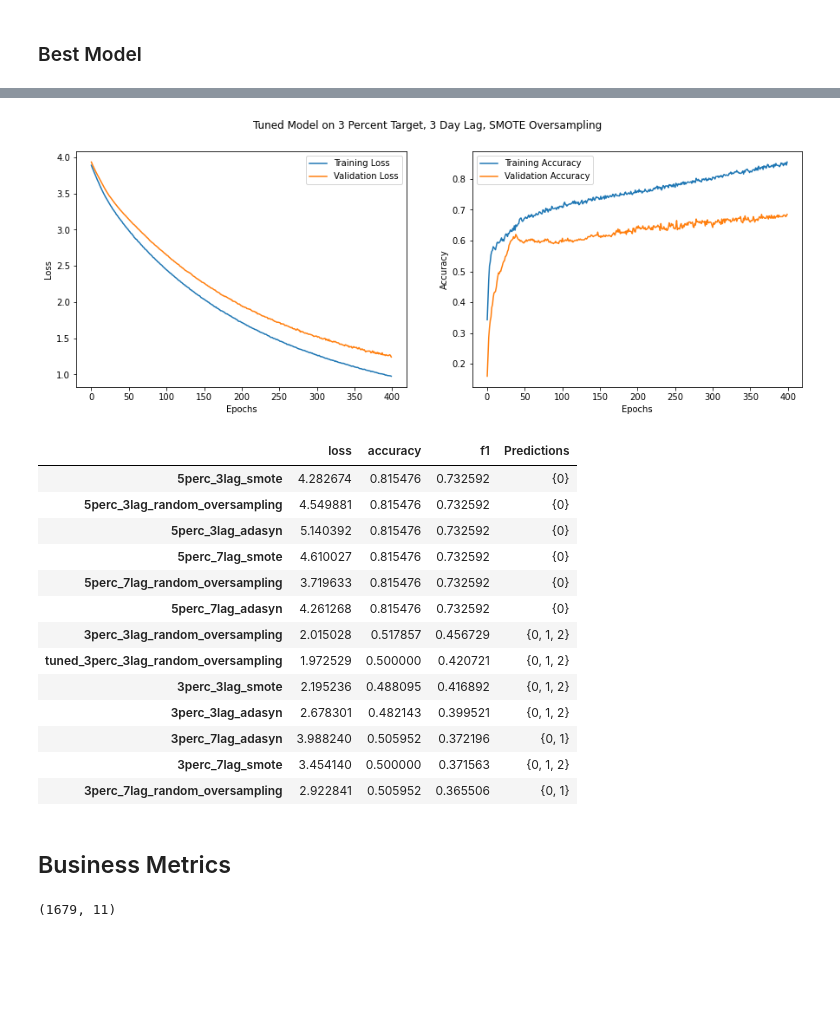
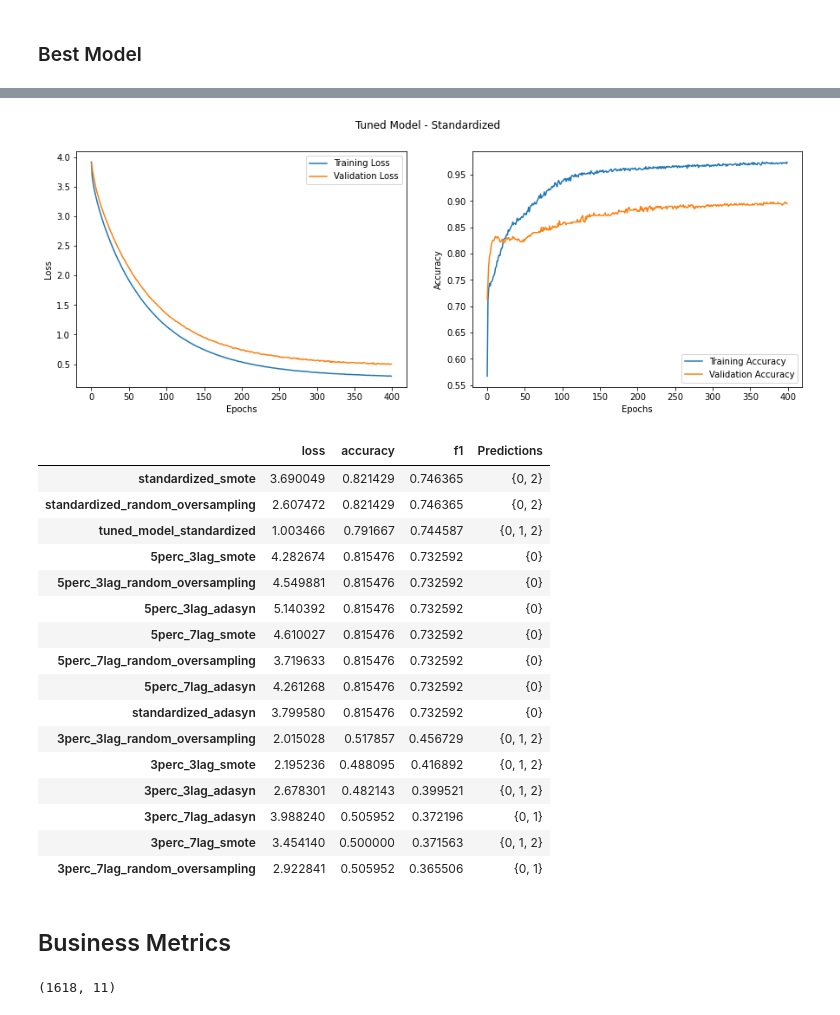
Before and after one commit to yeonatalie/bt4222-ml-sp500, a Jupyter notebook: nn.ipynb, the cells around one changed output, grey strips where cells are left out. Drawn from its saved outputs; the diff is of its cells as text; code cells hidden in the pictures; blank space fills up the shorter version.

Commit message:
standardized dataset

```diff
--- a/nn.ipynb
+++ b/nn.ipynb
@@ -65,12 +65,18 @@ X_train_df_5perc_7lag = pd.read_excel('data/model_inputs/x_train_5perc_7lag.xlsx
 X_test_df_5perc_7lag = pd.read_excel('data/model_inputs/x_test_5perc_7lag.xlsx', index_col=0)
 y_train_df_5perc_7lag = pd.read_excel('data/model_inputs/y_train_5perc_7lag.xlsx', index_col=0)
 y_test_df_5perc_7lag = pd.read_excel('data/model_inputs/y_test_5perc_7lag.xlsx', index_col=0)
+# %%
+X_train_standardized = pd.read_excel('data/model_inputs/x_train_standardized.xlsx', index_col=0)
+X_test_standardized = pd.read_excel('data/model_inputs/x_test_standardized.xlsx', index_col=0)
+y_train_standardized = pd.read_excel('data/model_inputs/y_train_standardized.xlsx', index_col=0)
+y_test_standardized = pd.read_excel('data/model_inputs/y_test_standardized.xlsx', index_col=0)
 # %%
 data_dict = {
     '3perc_3lag': [X_train_df_3perc_3lag, X_test_df_3perc_3lag, y_train_df_3perc_3lag, y_test_df_3perc_3lag],
     '5perc_3lag': [X_train_df_5perc_3lag, X_test_df_5perc_3lag, y_train_df_5perc_3lag, y_test_df_5perc_3lag],
     '3perc_7lag': [X_train_df_3perc_7lag, X_test_df_3perc_7lag, y_train_df_3perc_7lag, y_test_df_3perc_7lag],
     '5perc_7lag': [X_train_df_5perc_7lag, X_test_df_5perc_7lag, y_train_df_5perc_7lag, y_test_df_5perc_7lag],
+    'standardized': [X_train_standardized, X_test_standardized, y_train_standardized, y_test_standardized]
 }
 # %% [markdown]
 ### Shuffle + Convert to Numpy Array + Split Train Validation Test Set
@@ -267,5 +276,5 @@ results.sort_values(['f1'], ascending=False)
 # %%
-X_train, X_test, y_train, y_test = X_train_df_3perc_3lag, X_test_df_3perc_3lag, y_train_df_3perc_3lag, y_test_df_3perc_3lag
+X_train, X_test, y_train, y_test = X_train_standardized, X_test_standardized, y_train_standardized, y_test_standardized
 X_train, X_valid, X_test, y_train, y_valid, y_test = shuffle_numpy_encode(X_train, X_test, y_train, y_test)
 
 # Doing Cross Validation
@@ -332,7 +341,6 @@ def tuner(C, batch_size, neurons1, neurons2, neurons3, optimizer, dropout_rate,
       return tuned_model
 
     es = EarlyStopping(monitor="loss", patience=3)
-    mc = ModelCheckpoint('Best_tuned_NN.h5', monitor='val_loss',mode='min',verbose=2, save_best_only=True)
 
     tune_rnn = KerasClassifier(build_fn=create_model, epochs=epochs, batch_size=batch_size, verbose=0)
     score = cross_val_score(tune_rnn, X_train_total, y_train_total, fit_params={'callbacks':[es]}, error_score='raise', scoring=make_scorer(f1_score, average='weighted', labels=[0,1,2])).mean() #5 fold cross validation default
@@ -435,13 +443,13 @@ Non-trainable params: 0
 _________________________________________________________________
 # %%
 # Plot a graph of the metric vs. epochs.
-plot_curve(tuned_history, 'Tuned Model on 3 Percent Target, 3 Day Lag, SMOTE Oversampling')
+plot_curve(tuned_history, 'Tuned Model - Standardized')
 
 # Evaluate on Test & Save results
 predict_x=tuned_model.predict(X_test)
 predictions=np.argmax(predict_x,axis=1)
 model_f1_score = sklearn.metrics.f1_score(y_test,predictions, average='weighted')
-results.loc['tuned_3perc_3lag_random_oversampling'] = list(tuned_model.evaluate(X_test, y_test)) + [model_f1_score, set(predictions)]
+results.loc['tuned_model_standardized'] = list(tuned_model.evaluate(X_test, y_test)) + [model_f1_score, set(predictions)]
 
 print(f'f1: {model_f1_score}')
 print(f'predictions: {set(predictions)}')
@@ -451,17 +459,20 @@ f1: 0.42072142709897814
 predictions: {0, 1, 2}
-[figure, old version]
+[figure, new version]
 # %%
 results.sort_values(['f1'], ascending=False)
 # %% [output]
 |  | loss | accuracy | f1 | Predictions |
+| standardized_smote | 3.690049 | 0.821429 | 0.746365 | {0, 2} |
+| standardized_random_oversampling | 2.607472 | 0.821429 | 0.746365 | {0, 2} |
+| tuned_model_standardized | 1.003466 | 0.791667 | 0.744587 | {0, 1, 2} |
 | 5perc_3lag_smote | 4.282674 | 0.815476 | 0.732592 | {0} |
 | 5perc_3lag_random_oversampling | 4.549881 | 0.815476 | 0.732592 | {0} |
 | 5perc_3lag_adasyn | 5.140392 | 0.815476 | 0.732592 | {0} |
 | 5perc_7lag_smote | 4.610027 | 0.815476 | 0.732592 | {0} |
 | 5perc_7lag_random_oversampling | 3.719633 | 0.815476 | 0.732592 | {0} |
 | 5perc_7lag_adasyn | 4.261268 | 0.815476 | 0.732592 | {0} |
+| standardized_adasyn | 3.799580 | 0.815476 | 0.732592 | {0} |
 | 3perc_3lag_random_oversampling | 2.015028 | 0.517857 | 0.456729 | {0, 1, 2} |
-| tuned_3perc_3lag_random_oversampling | 1.972529 | 0.500000 | 0.420721 | {0, 1, 2} |
 | 3perc_3lag_smote | 2.195236 | 0.488095 | 0.416892 | {0, 1, 2} |
 | 3perc_3lag_adasyn | 2.678301 | 0.482143 | 0.399521 | {0, 1, 2} |
 | 3perc_7lag_adasyn | 3.988240 | 0.505952 | 0.372196 | {0, 1} |
@@ -472,10 +483,10 @@ results.sort_values(['f1'], ascending=False)
 # %%
 import yfinance as yf
 # %%
-whole_df_x = pd.concat([X_train_df_3perc_3lag, X_test_df_3perc_3lag])
+whole_df_x = pd.concat([X_train_standardized, X_test_standardized])
 whole_df_x.shape
 # %% [output]
-(1679, 11)
+(1618, 11)
 # %%
 whole_df_x = whole_df_x.reset_index()
 whole_df_x['year'] = whole_df_x['index'].apply(lambda x: x.year)
```
Also changed, not shown: parts of 11 cells of this notebook, 1 other file.
